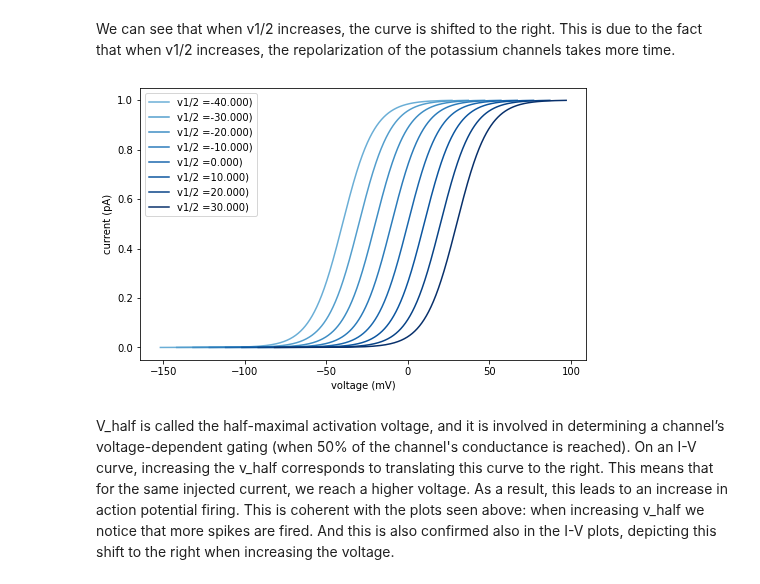
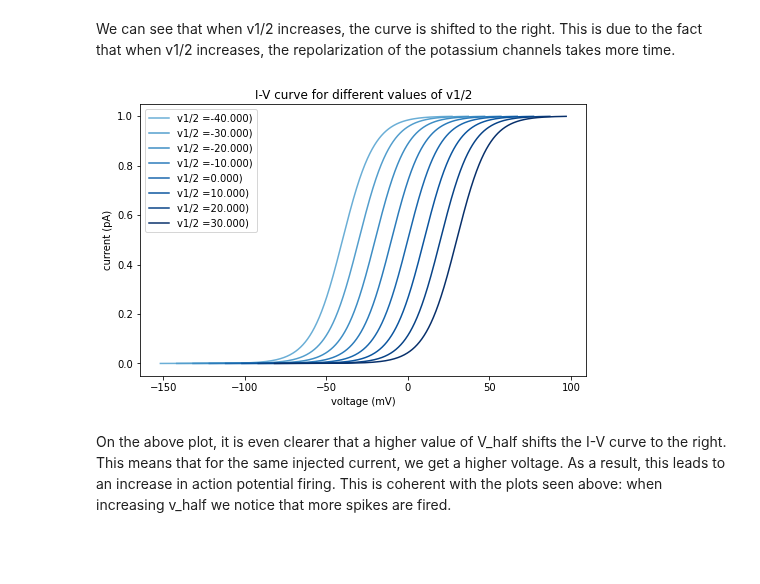
Before and after one commit to AlbrechtAlice/In-Silico-Neuroscience, a Jupyter notebook: Week3_HomeWork.ipynb, the cells around one changed output. Saved outputs shown, nothing was run; the diff lists cells and outputs as text; code cells hidden in the pictures; blank space fills up the shorter version.

```diff
--- a/Week3_HomeWork.ipynb
+++ b/Week3_HomeWork.ipynb
@@ -565,23 +565,24 @@ We can see that when v1/2 increases, the curve is shifted to the right. This is
 # %%
 # Plot the I-V curves
 Volt = np.arange(-40, 40, 10)
 I = np.arange(0.00001, 1.0, 0.001)
 color = iter(cm.Blues(np.linspace(0.5, 1, len(Volt))))
 plt.figure(figsize=(8,5))
 
 for v in Volt:
     V2 = []
     for i in I :
         v1 = v - 9.7*math.log((1/i)-1)
         V2.append(v1)
 
     plt.plot(V2, I, c=next(color), label='v1/2 =%.3f)' %(v))
     plt.xlabel('voltage (mV)')
     plt.ylabel('current (pA)')
 
 plt.legend()
+plt.title(label = 'I-V curve for different values of v1/2')
 plt.show()
 # %% [output]
-[figure, old version]
+[figure, new version]
 # %% [markdown]
-V_half is called the half-maximal activation voltage, and it is involved in determining a channel’s voltage-dependent gating (when 50% of the channel's conductance is reached). On an I-V curve, increasing the v_half corresponds to translating this curve to the right.  This means that for the same injected current, we reach a higher voltage.  As a result, this leads to an increase in action potential firing.  This is coherent with the plots seen above: when increasing v_half we notice that more spikes are fired.  And this is also confirmed also in the I-V plots, depicting this shift to the right when increasing the voltage.
+On the above plot, it is even clearer that a higher value of V_half shifts the I-V curve to the right. This means that for the same injected current, we get a higher voltage.  As a result, this leads to an increase in action potential firing.  This is coherent with the plots seen above: when increasing v_half we notice that more spikes are fired.
```
Also changed, not shown: parts of 1 cell of this notebook.
